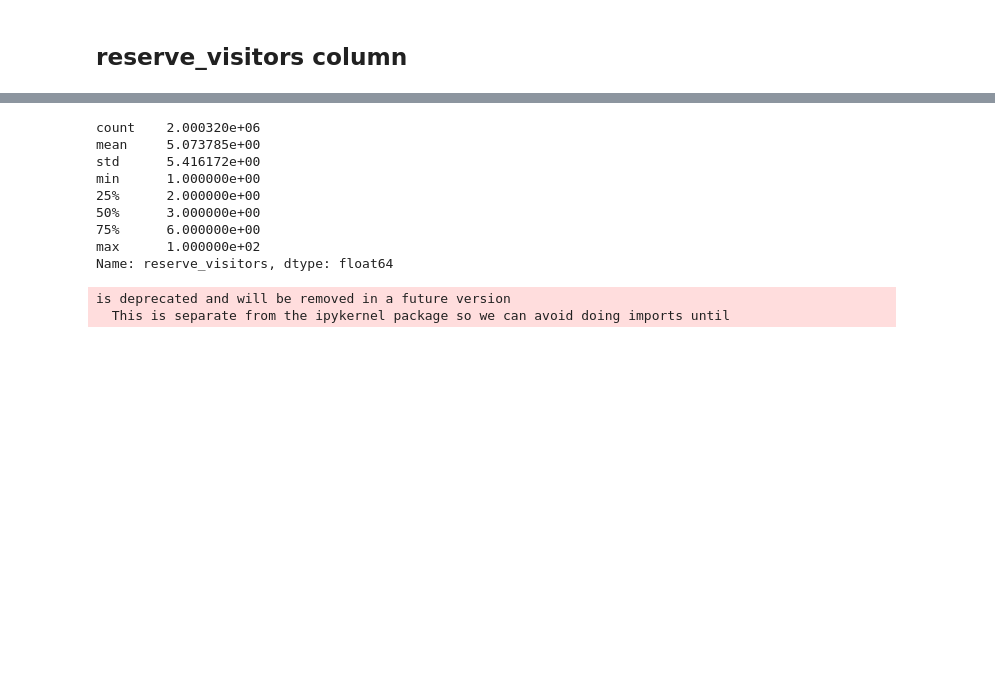
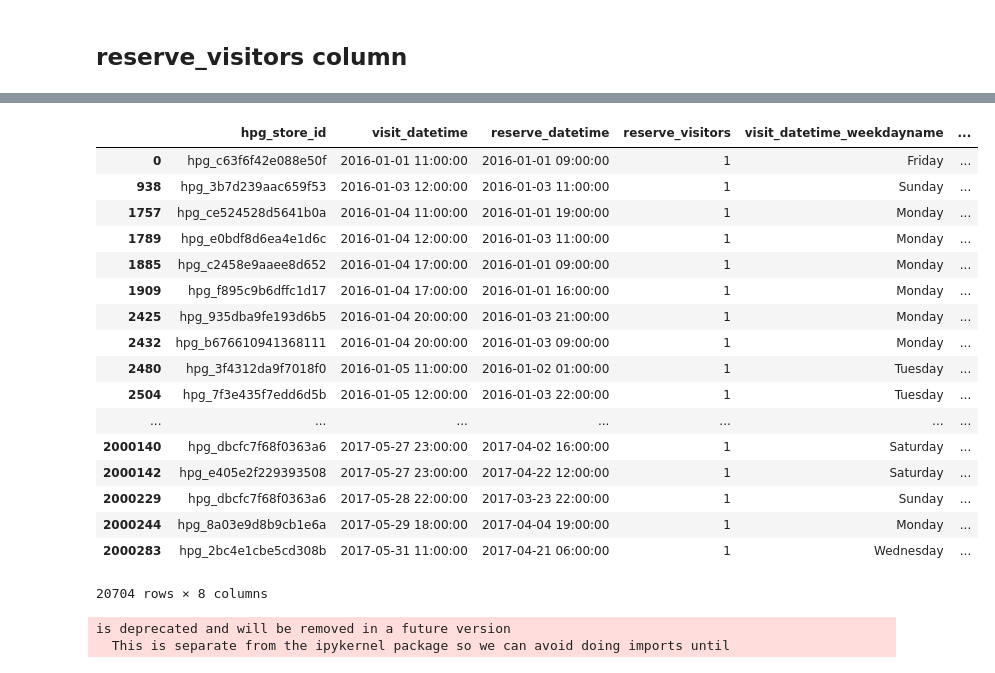
Before and after one commit to galiii/Recruit-Restaurant-Visitor-Forecasting, a Jupyter notebook: data-exploration/hpg_reserve-exploration.ipynb, the cells around one changed output, grey strips where cells are left out. Cells and saved outputs as stored; diff of their text form; code cells hidden in the pictures; blank space fills up the shorter version.

```diff
--- a/data-exploration/hpg_reserve-exploration.ipynb
+++ b/data-exploration/hpg_reserve-exploration.ipynb
@@ -95,0 +99,27 @@ Max reserve date :  2017-04-22 23:00:00
+# %%
+print("Min reserve date :  %s" %df['reserve_datetime'].min())
+print("Max reserve date :  %s" %df['reserve_datetime'].max())
+print('\n\n')
+print(df['reserve_datetime'].describe())
+
+
+# Week day name
+df['visit_datetime_weekdayname'] = df['visit_datetime'].dt.weekday_name
+df['reserve_datetime_weekdayname'] = df['reserve_datetime'].dt.weekday_name
+
+# Month
+df['visit_datetime_month'] = df['visit_datetime'].dt.month
+df['reserve_datetime_month'] = df['reserve_datetime'].dt.month
+print('\n\n')
+
+# Having Column of the hours
+# we add new column 'visit_datetime_hour'
+df['reserve_datetime_hour'] = df['reserve_datetime'].dt.hour
+print("All the hours in reserve datetime:\n%s"% df['reserve_datetime_hour'].unique())
+#print(df['visit_datetime_hour'].dtype)
+print('\n')
+
+df['visit_datetime_hour'] = df['visit_datetime'].dt.hour
+print("All the hours in visit datetime:\n%s"% df['visit_datetime_hour'].unique())
+#print(df['visit_datetime_hour'].dtype)
+print('\n')
@@ -106,15 +172,24 @@ df['reserve_datetime_month'] = df['reserve_datetime'].dt.month
 # %%
-df['reserve_visitors'].describe()
+df[df['reserve_visitors']==1]
 # %% [output]
+|  | hpg_store_id | visit_datetime | reserve_datetime | reserve_visitors | visit_datetime_weekdayname | ... |
+| 0 | hpg_c63f6f42e088e50f | 2016-01-01 11:00:00 | 2016-01-01 09:00:00 | 1 | Friday | ... |
+| 938 | hpg_3b7d239aac659f53 | 2016-01-03 12:00:00 | 2016-01-03 11:00:00 | 1 | Sunday | ... |
+| 1757 | hpg_ce524528d5641b0a | 2016-01-04 11:00:00 | 2016-01-01 19:00:00 | 1 | Monday | ... |
+| 1789 | hpg_e0bdf8d6ea4e1d6c | 2016-01-04 12:00:00 | 2016-01-03 11:00:00 | 1 | Monday | ... |
+| 1885 | hpg_c2458e9aaee8d652 | 2016-01-04 17:00:00 | 2016-01-01 09:00:00 | 1 | Monday | ... |
+| 1909 | hpg_f895c9b6dffc1d17 | 2016-01-04 17:00:00 | 2016-01-01 16:00:00 | 1 | Monday | ... |
+| 2425 | hpg_935dba9fe193d6b5 | 2016-01-04 20:00:00 | 2016-01-03 21:00:00 | 1 | Monday | ... |
+| 2432 | hpg_b676610941368111 | 2016-01-04 20:00:00 | 2016-01-03 09:00:00 | 1 | Monday | ... |
+| 2480 | hpg_3f4312da9f7018f0 | 2016-01-05 11:00:00 | 2016-01-02 01:00:00 | 1 | Tuesday | ... |
+| 2504 | hpg_7f3e435f7edd6d5b | 2016-01-05 12:00:00 | 2016-01-03 22:00:00 | 1 | Tuesday | ... |
+| ... | ... | ... | ... | ... | ... | ... |
+| 2000140 | hpg_dbcfc7f68f0363a6 | 2017-05-27 23:00:00 | 2017-04-02 16:00:00 | 1 | Saturday | ... |
+| 2000142 | hpg_e405e2f229393508 | 2017-05-27 23:00:00 | 2017-04-22 12:00:00 | 1 | Saturday | ... |
+| 2000229 | hpg_dbcfc7f68f0363a6 | 2017-05-28 22:00:00 | 2017-03-23 22:00:00 | 1 | Sunday | ... |
+| 2000244 | hpg_8a03e9d8b9cb1e6a | 2017-05-29 18:00:00 | 2017-04-04 19:00:00 | 1 | Monday | ... |
+| 2000283 | hpg_2bc4e1cbe5cd308b | 2017-05-31 11:00:00 | 2017-04-21 06:00:00 | 1 | Wednesday | ... |
-count    2.000320e+06
-mean     5.073785e+00
-std      5.416172e+00
-min      1.000000e+00
-25%      2.000000e+00
-50%      3.000000e+00
-75%      6.000000e+00
-max      1.000000e+02
-Name: reserve_visitors, dtype: float64
+20704 rows × 8 columns
 # %%
 # The restaurants sorted by overall number of reserve visitors
 df.groupby('hpg_store_id')['reserve_visitors'] \
```
Also changed, not shown: parts of 7 cells of this notebook, 1 other file.
